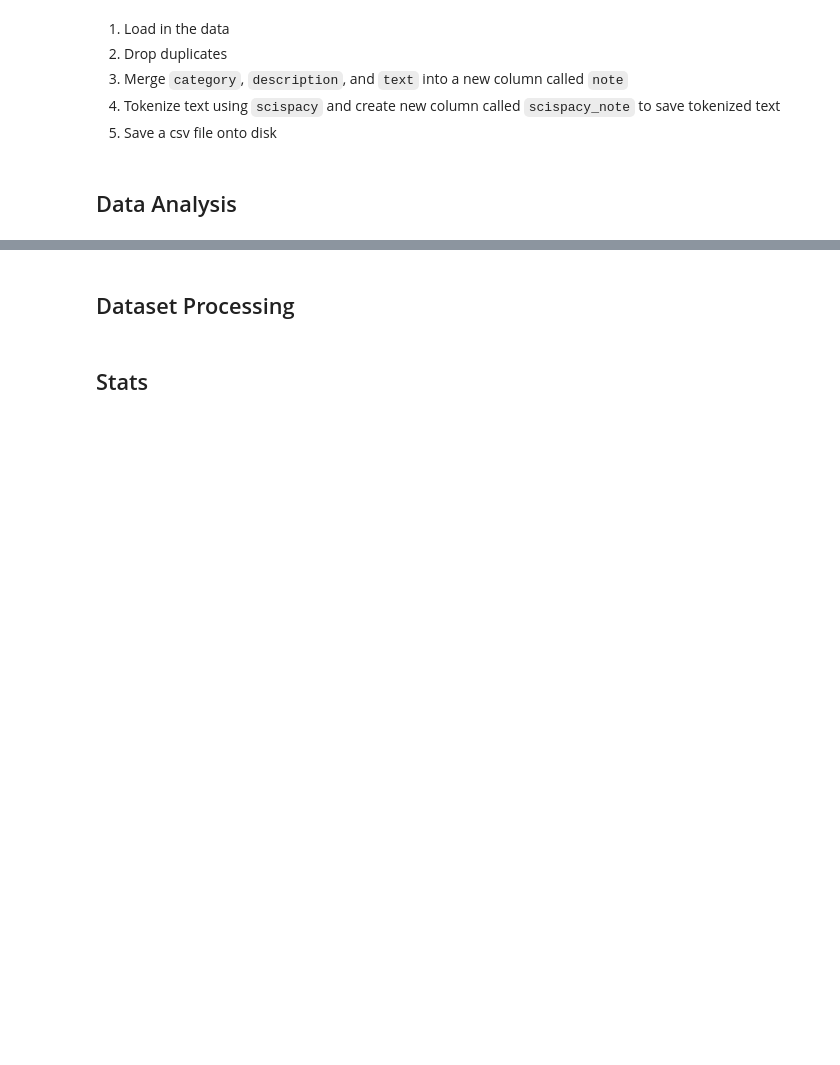
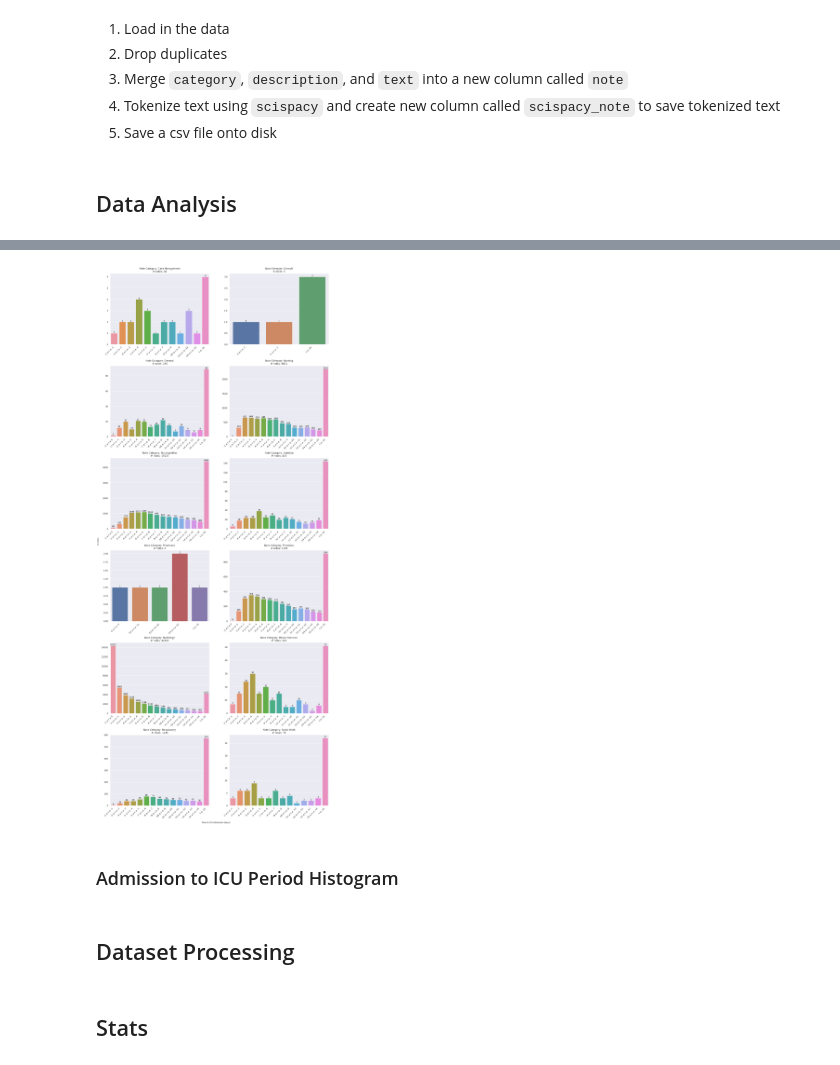
Before and after one commit to sudarshan85/imminent-adm-mimic, a Jupyter notebook: data_analysis.ipynb, the cells around one changed output, grey strips where cells are left out. Saved outputs shown, nothing was run; the diff lists cells and outputs as text; code cells hidden in the pictures; blank space fills up the shorter version.

```diff
--- a/data_analysis.ipynb
+++ b/data_analysis.ipynb
@@ -94,0 +113,6 @@ fig.savefig(fig_dir/'icu_los_hist.tif', dpi=300)
+# %%
+plot_df = pd.DataFrame(df.groupby(['category', 'chartinterval']).size(), columns=['n_notes'])
+plot_df.reset_index(inplace=True)
+plot_df['days'] = plot_df['chartinterval'].apply(lambda x: intervals[x])
+plot_df.drop(['chartinterval'], inplace=True, axis=1)
+plot_df.head()
@@ -95,3 +126,39 @@ fig.savefig(fig_dir/'icu_los_hist.tif', dpi=300)
+# %%
+def plot_intervals(df, cat, ax):
+    sns.barplot(x='days', y='n_notes', data=df, ax=ax)
+    ax.set_xticklabels(ax.get_xticklabels(),rotation=45, ha='right')
+    ax.set_xlabel('')
+    ax.set_ylabel('')
+    ax.set_title(f"Note Category: {cat}\n# notes: {df['n_notes'].sum()}")
+
+    for index, (_, row) in enumerate(df.iterrows()):
+        ax.text(index, row['n_notes'], str(row['n_notes']), color='black', ha='center', va='bottom')
+# %%
+fig, ax = plt.subplots(6, 2, figsize=(20, 50))
+plot_intervals(plot_df.loc[plot_df['category'] == 'Case Management ', ['n_notes', 'days']], 'Case Management', ax[0][0])
+plot_intervals(plot_df.loc[plot_df['category'] == 'Consult', ['n_notes', 'days']], 'Consult', ax[0][1])
+plot_intervals(plot_df.loc[plot_df['category'] == 'General', ['n_notes', 'days']], 'General', ax[1][0])
+plot_intervals(plot_df.loc[plot_df['category'] == 'Nursing', ['n_notes', 'days']], 'Nursing', ax[1][1])
+
+plot_intervals(plot_df.loc[plot_df['category'] == 'Nursing/other', ['n_notes', 'days']], 'Nursing/other', ax[2][0])
+plot_intervals(plot_df.loc[plot_df['category'] == 'Nutrition', ['n_notes', 'days']], 'Nutrition', ax[2][1])
+plot_intervals(plot_df.loc[plot_df['category'] == 'Pharmacy', ['n_notes', 'days']], 'Pharmacy', ax[3][0])
+plot_intervals(plot_df.loc[plot_df['category'] == 'Physician ', ['n_notes', 'days',]], 'Physician', ax[3][1])
+
+plot_intervals(plot_df.loc[plot_df['category'] == 'Radiology', ['n_notes', 'days']], 'Radiology', ax[4][0])
+plot_intervals(plot_df.loc[plot_df['category'] == 'Rehab Services', ['n_notes', 'days']], 'Rehab Services', ax[4][1])
+plot_intervals(plot_df.loc[plot_df['category'] == 'Respiratory ', ['n_notes', 'days']], 'Respiratory', ax[5][0])
+plot_intervals(plot_df.loc[plot_df['category'] == 'Social Work', ['n_notes', 'days']], 'Social Work', ax[5][1])
+
+fig.text(0.5, 0.1, 'Time to ICU Admission (days)', ha='center')
+fig.text(0.08, 0.5, '# notes', va='center', rotation='vertical')
+
+plt.subplots_adjust(hspace = 0.3)
+# fig.savefig(fig_dir/'note_cats_bp.tif', dpi=300)
+# %% [output]
+[figure, added]
+# %% [markdown]
+### Admission to ICU Period Histogram
 # %% [markdown]
 ## Dataset Processing
 # %%
```
Also changed, not shown: parts of 8 cells of this notebook.
